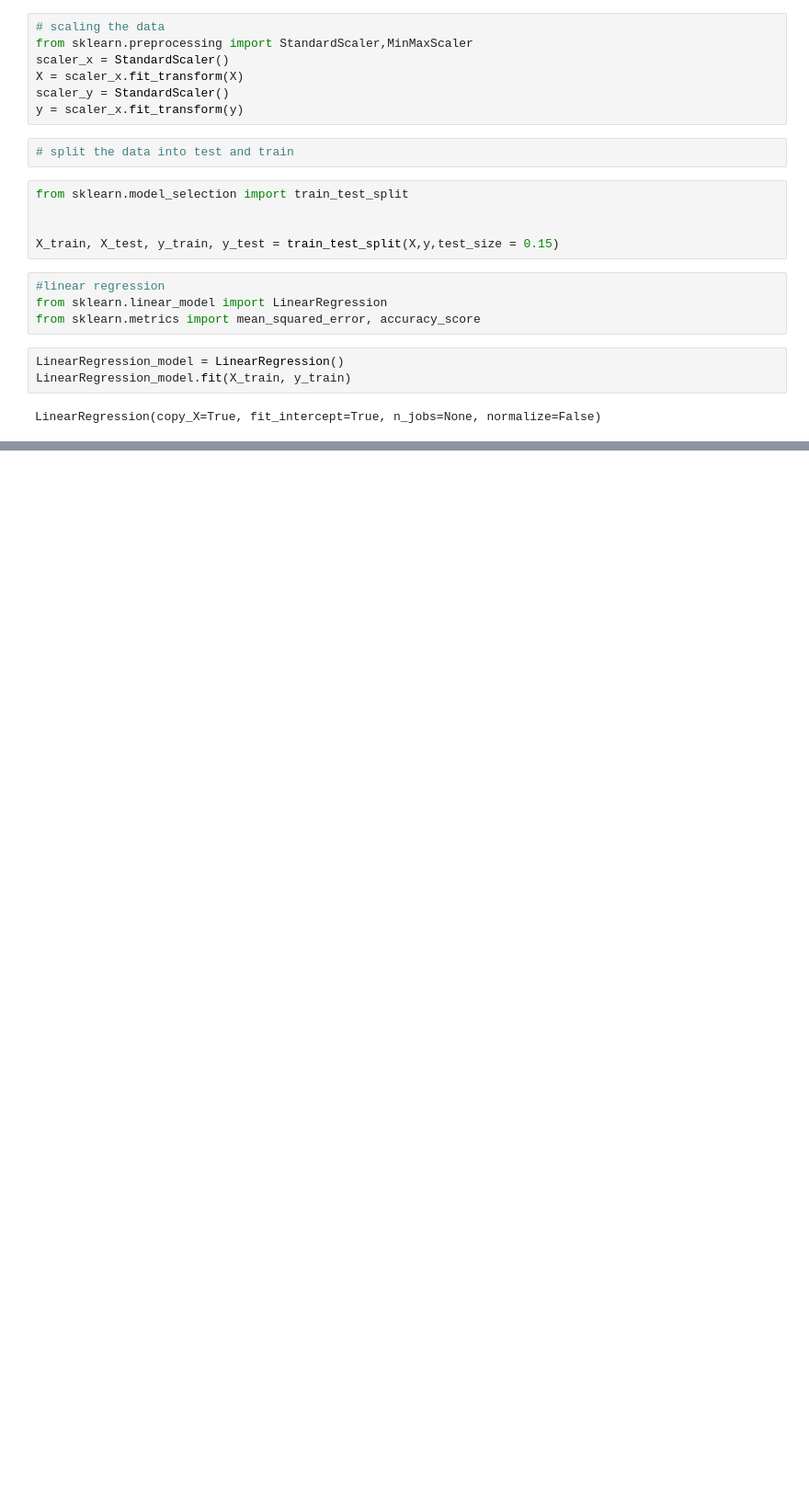
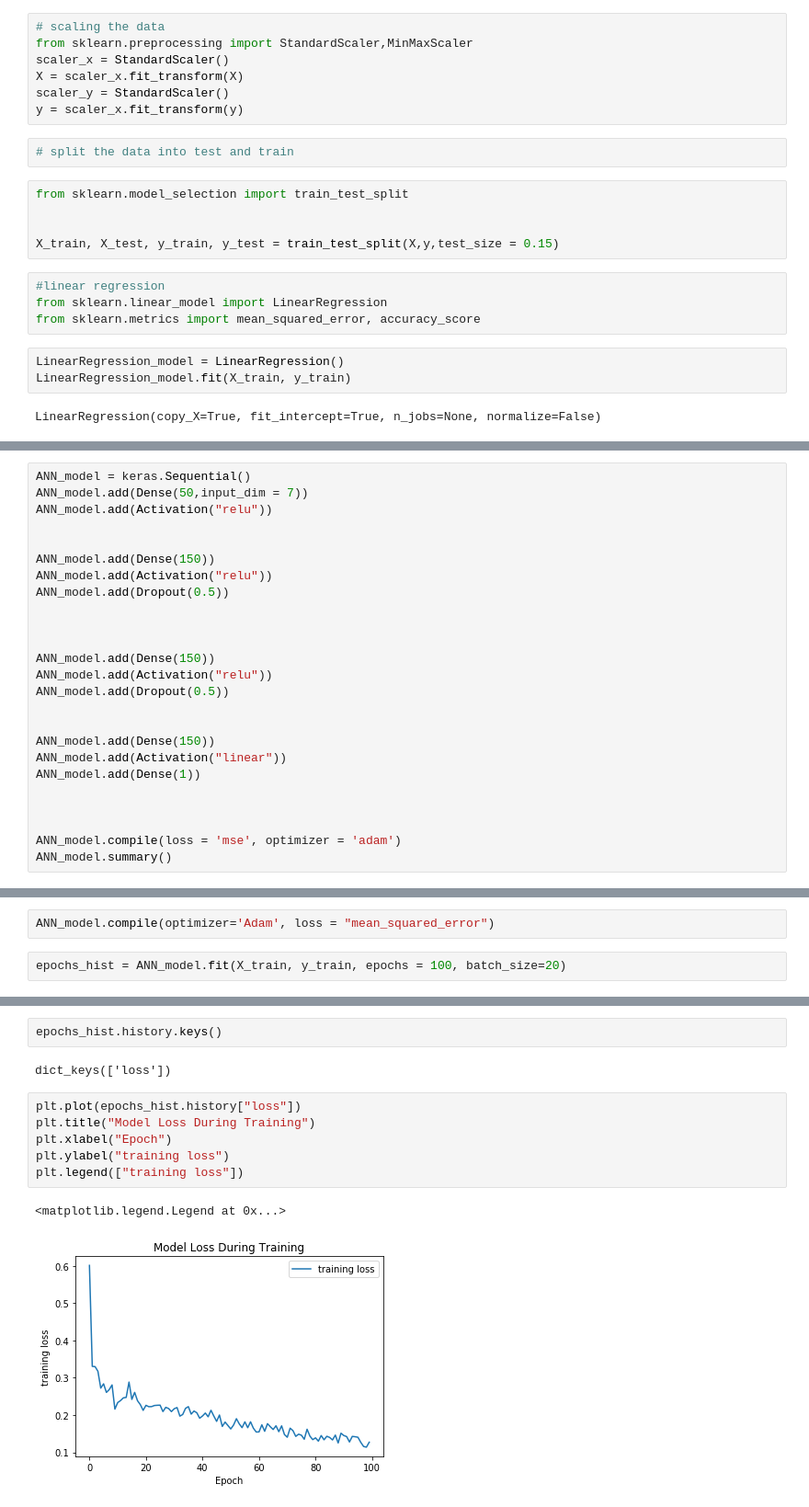
Before and after one commit to SandeepTukkunor/Machine_Lerarning_projects, a Jupyter notebook: University Admission Prediction/Admission Prediction .ipynb, the cells around one changed output, grey strips where cells are left out. Shown: that part at 92% size. Drawn from its saved outputs; the diff is of its cells as text; blank space fills up the shorter version.

```diff
--- a/University Admission Prediction/Admission Prediction .ipynb
+++ b/University Admission Prediction/Admission Prediction .ipynb
@@ -162,0 +171,25 @@ accuracy_Line
+# %%
+ANN_model = keras.Sequential()
+ANN_model.add(Dense(50,input_dim = 7))
+ANN_model.add(Activation("relu"))
+
+
+ANN_model.add(Dense(150))
+ANN_model.add(Activation("relu"))
+ANN_model.add(Dropout(0.5))
+
+
+
+ANN_model.add(Dense(150))
+ANN_model.add(Activation("relu"))
+ANN_model.add(Dropout(0.5))
+
+
+ANN_model.add(Dense(150))
+ANN_model.add(Activation("linear"))
+ANN_model.add(Dense(1))
+
+
+
+ANN_model.compile(loss = 'mse', optimizer = 'adam')
+ANN_model.summary()
@@ -162,0 +214,4 @@ accuracy_Line
+# %%
+ANN_model.compile(optimizer='Adam', loss = "mean_squared_error")
+# %%
+epochs_hist = ANN_model.fit(X_train, y_train, epochs = 100, batch_size=20)
@@ -162,0 +243,13 @@ accuracy_Line
+# %%
+epochs_hist.history.keys()
+# %% [output]
+dict_keys(['loss'])
+# %%
+plt.plot(epochs_hist.history["loss"])
+plt.title("Model Loss During Training")
+plt.xlabel("Epoch")
+plt.ylabel("training loss")
+plt.legend(["training loss"])
+# %% [output]
+<matplotlib.legend.Legend at 0x...>
+[figure, added]
```
Also changed, not shown: parts of 6 cells of this notebook.
